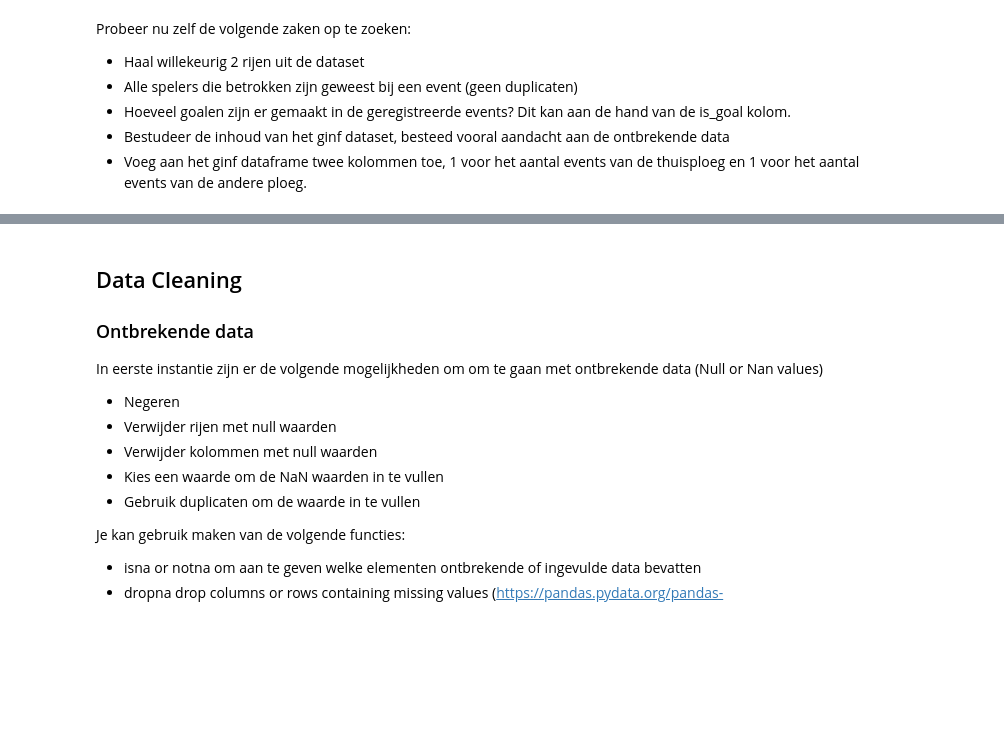
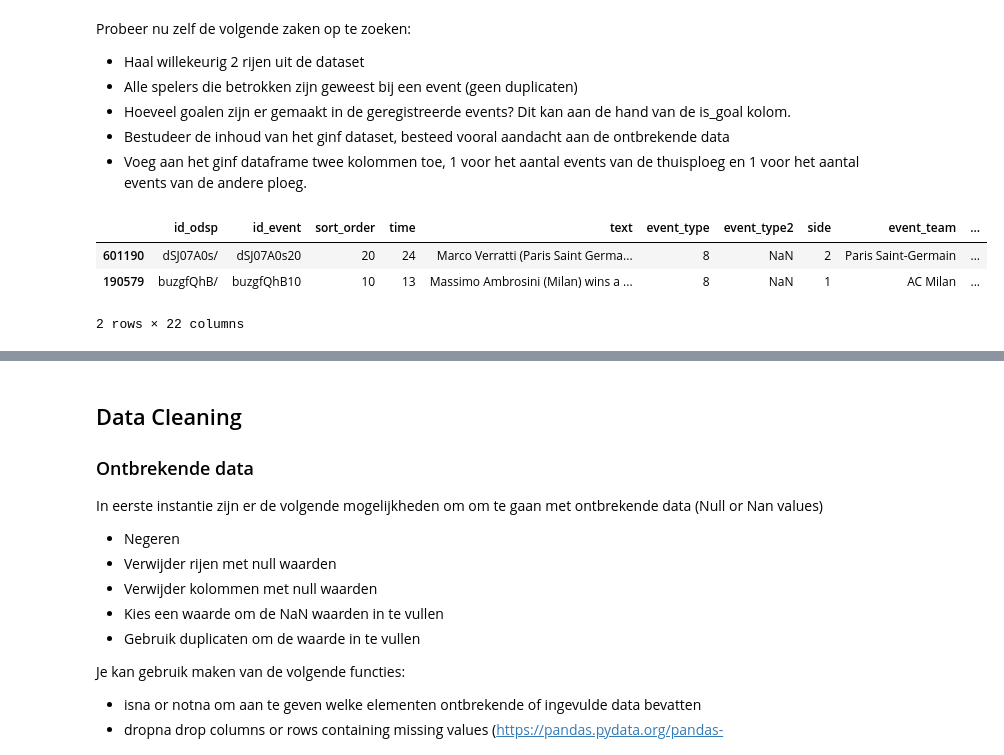
Before and after one commit to OdiseeDataScience2324/Leerstof, a Jupyter notebook: Week 3/Week_03.ipynb, the cells around one changed output, grey strips where cells are left out. Cells and saved outputs as stored; diff of their text form; code cells hidden in the pictures; blank space fills up the shorter version.

```diff
--- a/Week 3/Week_03.ipynb
+++ b/Week 3/Week_03.ipynb
@@ -84,3 +84,10 @@ Probeer nu zelf de volgende zaken op te zoeken:
 * Hoeveel goalen zijn er gemaakt in de geregistreerde events? Dit kan aan de hand van de is_goal kolom.
 * Bestudeer de inhoud van het ginf dataset, besteed vooral aandacht aan de ontbrekende data
 * Voeg aan het ginf dataframe twee kolommen toe, 1 voor het aantal events van de thuisploeg en 1 voor het aantal events van de andere ploeg.
+# %%
+df_events.sample(2)
+# %% [output]
+|  | id_odsp | id_event | sort_order | time | text | event_type | event_type2 | side | event_team | ... |
+| 601190 | dSJ07A0s/ | dSJ07A0s20 | 20 | 24 | Marco Verratti (Paris Saint Germa... | 8 | NaN | 2 | Paris Saint-Germain | ... |
+| 190579 | buzgfQhB/ | buzgfQhB10 | 10 | 13 | Massimo Ambrosini (Milan) wins a ... | 8 | NaN | 1 | AC Milan | ... |
+2 rows × 22 columns
```
Also changed, not shown: parts of 14 cells of this notebook, 1 other file.
